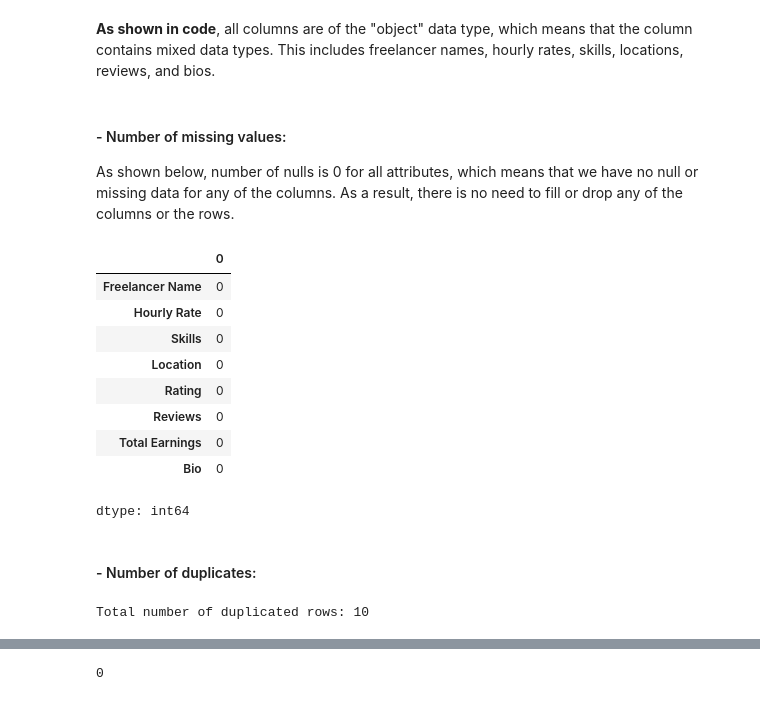
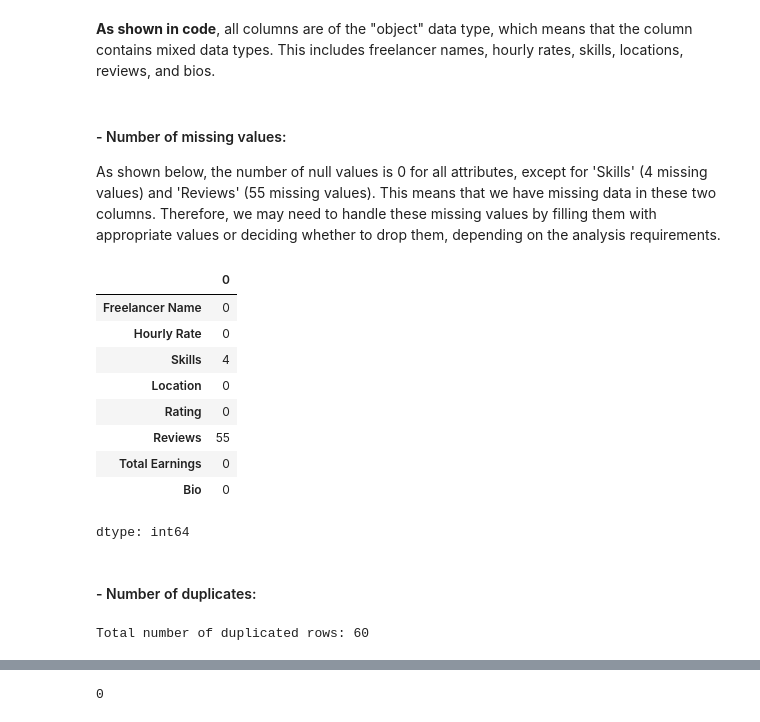
Before and after one commit to iRoseM/Freelancing-Trends--IT362, a Jupyter notebook: IT362_Groub_6.ipynb, the cells around one changed output, grey strips where cells are left out. Drawn from its saved outputs; the diff is of its cells as text; code cells hidden in the pictures.

```diff
--- a/IT362_Groub_6.ipynb
+++ b/IT362_Groub_6.ipynb
@@ -18,9 +18,10 @@ import requests
 from bs4 import BeautifulSoup
 import pandas as pd
 import numpy as np
-#import time
+import random
+
 # Collect and parse first page
-response = requests.get('https://www.freelancer.com/freelancers/')
+response = requests.get('https://www.freelancer.com/freelancers/1')
 print(response.status_code)
 
 soup = BeautifulSoup(response.text, 'html.parser')
@@ -47,12 +48,6 @@ print (soup.prettify())
 #### - Data retrieval:
 We extracted data by scraping the website's HTML elements, targeting specific tags to retrieve the relevant information.
 # %%
-# 1. Importing libraries
-import requests  # To send HTTP requests and retrieve web page content.
-from bs4 import BeautifulSoup  # Parses HTML and extracting data efficiently.
-import pandas as pd  # Manipulate the data using DataFrames for easy analysis.
-
-# 2. Determine number of objects wanted
 num_pages = 100
 base_url = "https://www.freelancer.com/freelancers/"
 
@@ -62,8 +57,9 @@ headers = {
 
 data = []
 
-# 3. Retrieving data from HTML elements from website
-for page in range(1, num_pages + 1):
+random_page_numbers = random.sample(range(1, 1000), num_pages)
+
+for page in random_page_numbers:
     url = f"{base_url}{page}"
     response = requests.get(url, headers=headers)
 
@@ -72,34 +68,27 @@ for page in range(1, num_pages + 1):
         freelancers = soup.find_all('div', class_='directory-freelancer-item-container')
 
         for freelancer in freelancers:
-            # Extract username
             name = freelancer.find('a', class_='find-freelancer-username')
             name = name.text.strip() if name else 'N/A'
 
-            # Extract hourly rate
             hourly_rate = freelancer.find('span', class_='user-hourly-rate freelancer-hourlyrate')
             hourly_rate = hourly_rate.text.strip() if hourly_rate else 'N/A'
 
-            # Extract skills
             skills = [skill.text.strip() for skill in freelancer.find_all('a', style='color:black;')]
             skills = ', '.join(skills) if skills else 'N/A'
 
-            # Extract location
             location = freelancer.find('div', class_='user-location')
             location = location.text.strip() if location else 'N/A'
 
-            # Extract bio
             bio = freelancer.find('div', class_='bio cleanProfile')
             bio = bio.text.strip() if bio else 'N/A'
 
-            # Extract Rating
             rating_tag = freelancer.find('span', class_='Rating Rating--labeled')
             rating = rating_tag.get('data-star_rating', 'N/A') if rating_tag else 'N/A'
 
             earnings = freelancer.find('div', class_='Earnings')
             earnings = earnings.text.strip() if earnings else 'N/A'
 
-            # Extract Reviews
             reviews_tag = freelancer.find('a', class_='directory-freelancer-rating-mobile')
             if reviews_tag:
                 reviews_text = reviews_tag.text.strip()
@@ -120,7 +109,6 @@ for page in range(1, num_pages + 1):
     else:
         print(f"Failed to retrieve page {page}, status code: {response.status_code}")
 
-# 4. Saving data into CSV file and printing sample frame
 df = pd.DataFrame(data)
 df.to_csv('freelancer_data.csv', index=False)
 
@@ -191,18 +182,19 @@ None
  **As shown in code**, all columns are of the "object" data type, which means that the column contains mixed data types. This includes freelancer names, hourly rates, skills, locations, reviews, and bios.
 # %% [markdown]
 #### - Number of missing values:
-As shown below, number of nulls is 0 for all attributes, which means that we have no null or missing data for any of the columns. As a result, there is no need to fill or drop any of the columns or the rows.
+As shown below, the number of null values is 0 for all attributes, except for 'Skills' (4 missing values) and 'Reviews' (55 missing values). This means that we have missing data in these two columns. Therefore, we may need to handle these missing values by filling them with appropriate values or deciding whether to drop them, depending on the analysis requirements.
 # %%
 # Number of missing value in the dataset
+df.replace("N/A", pd.NA, inplace=True)
 df.isnull().sum()
 # %% [output]
 |  | 0 |
 | Freelancer Name | 0 |
 | Hourly Rate | 0 |
-| Skills | 0 |
+| Skills | 4 |
 | Location | 0 |
 | Rating | 0 |
-| Reviews | 0 |
+| Reviews | 55 |
 | Total Earnings | 0 |
 | Bio | 0 |
 dtype: int64
@@ -210,9 +202,9 @@ dtype: int64
 #### - Number of duplicates:
 # %%
 # Number of duplicated rows
-print("Total number of duplicated rows: " + str(sum(df.duplicated())))
+print("Total number of duplicated rows: " + str(sum(df.duplicated(subset=['Freelancer Name'], keep=False))))
 # %% [output]
-Total number of duplicated rows: 10
+Total number of duplicated rows: 60
 # %%
 df[df['Freelancer Name'].duplicated(keep=False)]
 # %% [output]
```
Also changed, not shown: parts of 7 cells of this notebook.
